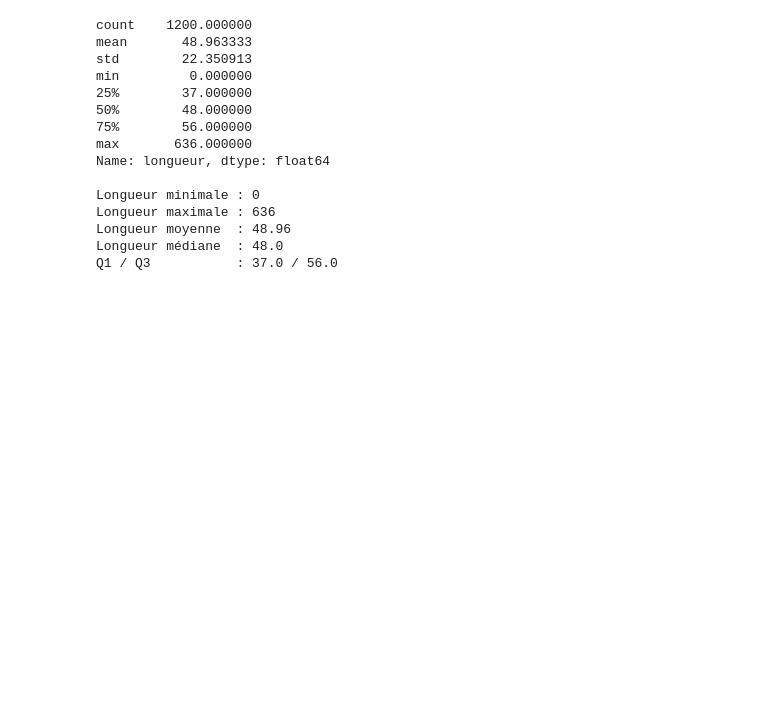
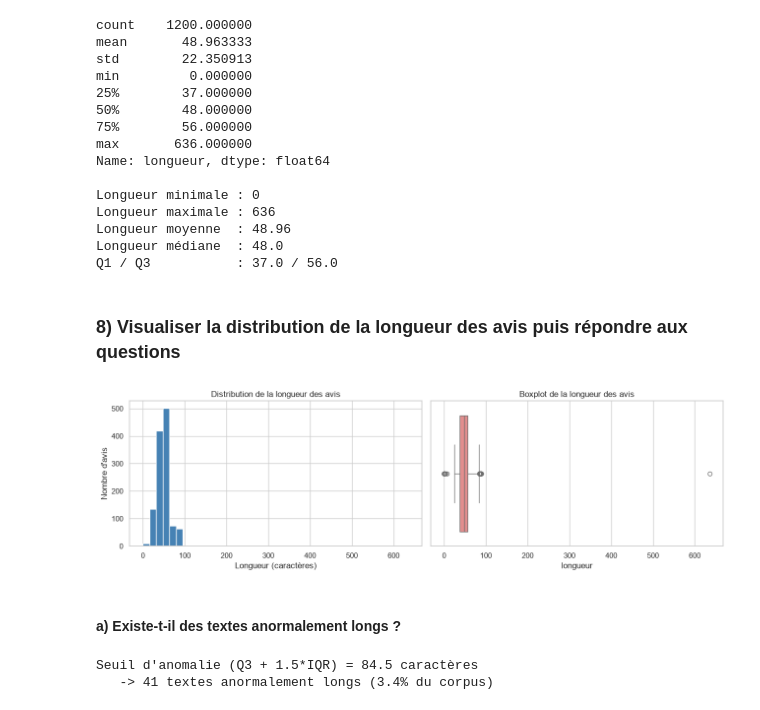
Before and after one commit to DIOPBARHAM/atelier_prepa_donnees_textuelles-, a Jupyter notebook: notebooks/atelier_prepa_donnees_textuelles.ipynb, the cells around one changed output. Saved outputs shown, nothing was run; the diff lists cells and outputs as text; code cells hidden in the pictures; blank space fills up the shorter version.

Commit message:
Partie 1 – Exploration du corpus 8) Visualiser la distribution de la longueur des avis puis répondre aux questions a) Existe-t-il des textes anormalement longs ?

```diff
--- a/notebooks/atelier_prepa_donnees_textuelles.ipynb
+++ b/notebooks/atelier_prepa_donnees_textuelles.ipynb
@@ -185,3 +185,32 @@ Longueur maximale : 636
 Longueur moyenne  : 48.96
 Longueur médiane  : 48.0
 Q1 / Q3           : 37.0 / 56.0
+# %% [markdown]
+### 8) Visualiser la distribution de la longueur des avis puis répondre aux questions
+# %%
+fig, axes = plt.subplots(1, 2, figsize=(13, 4))
+
+axes[0].hist(df["longueur"], bins=40, color="steelblue", edgecolor="white")
+axes[0].set_title("Distribution de la longueur des avis")
+axes[0].set_xlabel("Longueur (caractères)")
+axes[0].set_ylabel("Nombre d'avis")
+
+sns.boxplot(x=df["longueur"], ax=axes[1], color="lightcoral")
+axes[1].set_title("Boxplot de la longueur des avis")
+plt.tight_layout()
+plt.show()
+# %% [output]
+[figure, added]
+# %% [markdown]
+#### a) Existe-t-il des textes anormalement longs ?
+# %%
+#textes anormalement longs (> Q3 + 1.5*IQR, règle classique du boxplot)
+q1, q3 = df["longueur"].quantile([0.25, 0.75])
+iqr = q3 - q1
+seuil_haut = q3 + 1.5 * iqr
+nb_longs = (df["longueur"] > seuil_haut).sum()
+print(f"Seuil d'anomalie (Q3 + 1.5*IQR) = {seuil_haut:.1f} caractères")
+print(f"   -> {nb_longs} textes anormalement longs ({nb_longs/len(df)*100:.1f}% du corpus)")
+# %% [output]
+Seuil d'anomalie (Q3 + 1.5*IQR) = 84.5 caractères
+   -> 41 textes anormalement longs (3.4% du corpus)
```
